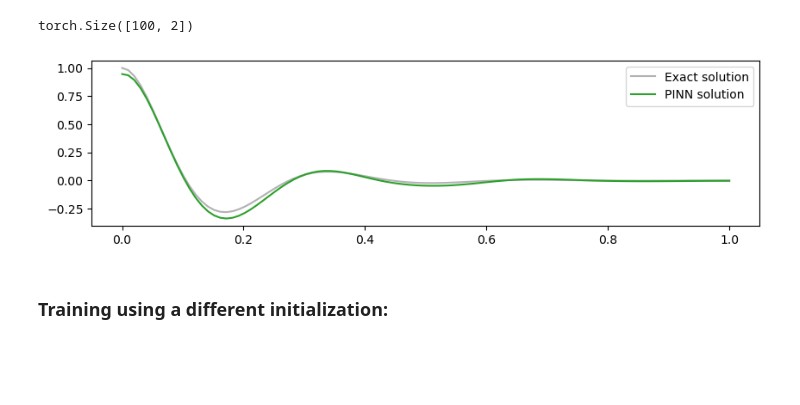
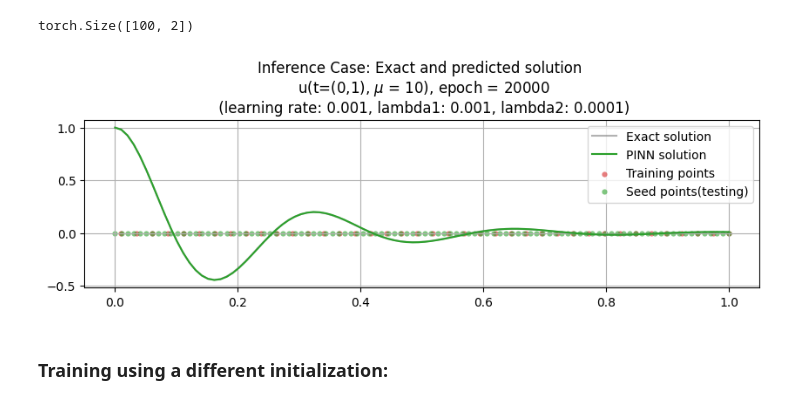
Before and after one commit to luiscssza/PINNS, a Jupyter notebook: BM/PINN_1D_oscillator_Luis.ipynb, the cells around one changed output. Drawn from its saved outputs; the diff is of its cells as text; code cells hidden in the pictures; blank space fills up the shorter version.

```diff
--- a/BM/PINN_1D_oscillator_Luis.ipynb
+++ b/BM/PINN_1D_oscillator_Luis.ipynb
@@ -445,7 +570,7 @@ for i in range(epochs):
 # %% [markdown]
 ### Inference:
 # %%
-test_mu = 15
+test_mu = 10
 test_in_t_constant_mu = torch.stack([torch.linspace(0,1,point_resolution_test), test_mu*torch.ones(point_resolution_test)], -1).view(-1,2)
 test_in_t_constant_mu.size()
 # %% [output]
@@ -457,31 +582,37 @@ u_exact = exact_solution(test_mu/(2*mass), w0, test_in_t_mu[0])
 # %%
 #u_test = pinn(test_t_frict_coeff_total).detach().cpu()
 plt.figure(figsize=(10,2.5))
-#plt.scatter(physics_t_frict_coeff.detach().cpu()[0:physics_t_points, 0],
-#                    torch.zeros_like(physics_t_frict_coeff.cpu())[0:physics_t_points, 0],
-#                    s=20,
-#                    linewidth=0,
-#                    color="tab:green",
-#                    alpha=0.6)
-#plt.scatter(initial_t_frict_coeff.detach().cpu()[:, 0],
-#                    torch.zeros_like(initial_t_frict_coeff.cpu())[:, 0],
-#                    s=100,
-#                    linewidth=0,
-#                    color="tab:red",
-#                    alpha=0.6)
+
 plt.plot(test_in_t_mu[0].detach().numpy(),
                  u_exact,
                  label="Exact solution",
                  color="tab:grey",
                  alpha=0.6)
 plt.plot(test_in_t_mu[0],
                  test_predicted[:,0].detach().numpy(),
                  label="PINN solution",
                  color="tab:green")
-#plt.title(f"Training step {i}")
+plt.scatter(
+            physic_in_t_mu[0].detach().numpy(),
+            torch.zeros_like(physic_in_t_mu[0]),
+            s=20,
+            lw=0,
+            color="tab:red",
+            alpha=0.6,
+            label= "Training points")
+plt.scatter(
+            test_in_t_mu[0],
+            torch.zeros_like(test_in_t_mu[0]),
+            s=20,
+            lw=0,
+            color="tab:green",
+            alpha=0.6,
+            label= "Seed points(testing)")
+plt.title(f"Inference Case: Exact and predicted solution \n u(t=(0,1), $\mu$ = {test_mu}), epoch = {i} \n (learning rate: {learning_rate}, lambda1: {lambda1}, lambda2: {lambda2})")
+plt.grid()
 plt.legend()
 plt.show()
 # %% [output]
-[figure, old version]
+[figure, new version]
 # %% [markdown]
 ### Training using a different initialization:
```
Also changed, not shown: parts of 25 cells of this notebook, 2 other files.
